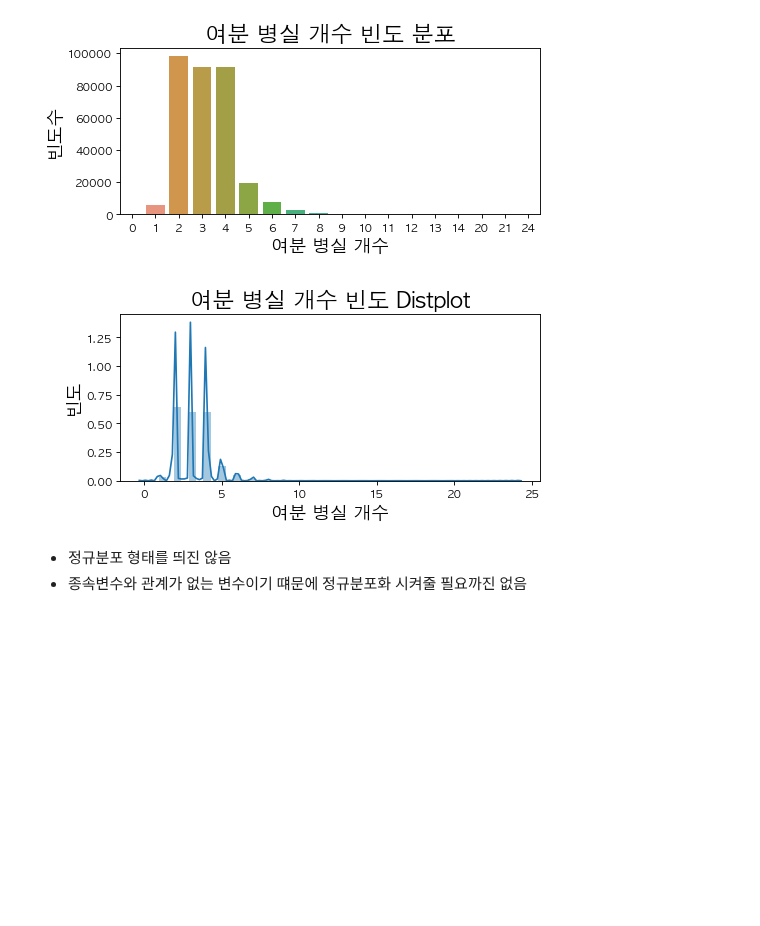
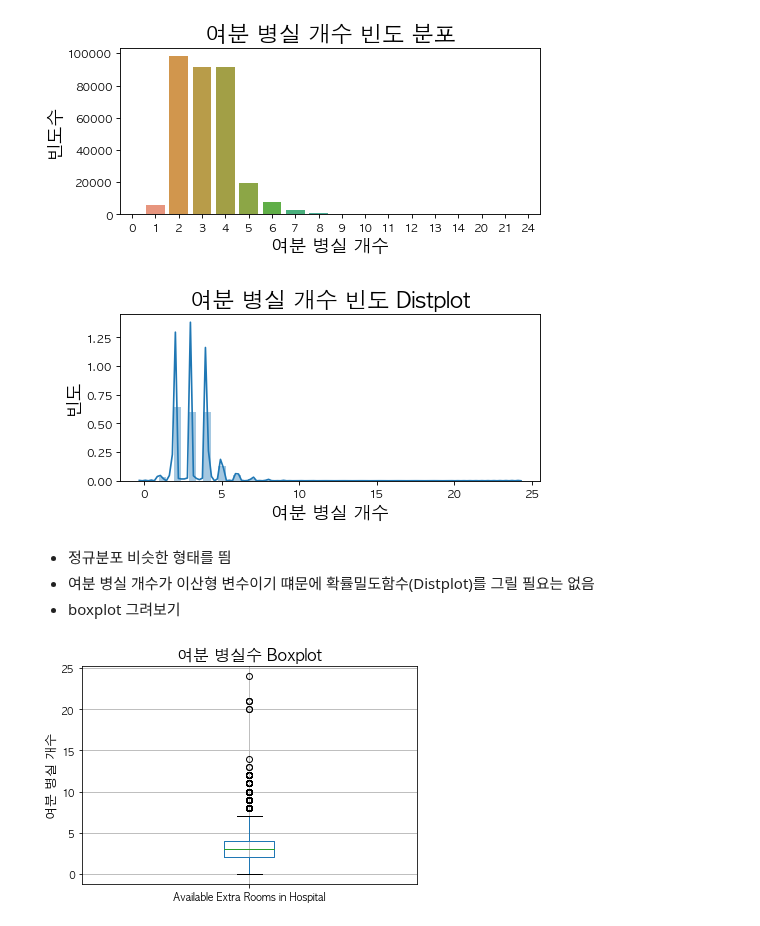
Before and after one commit to young-hun-jo/DataAnalysis, a Jupyter notebook: healthcare_los/prediction_modeling.ipynb, the cells around one changed output. Cells and saved outputs as stored; diff of their text form; code cells hidden in the pictures; blank space fills up the shorter version.

```diff
--- a/healthcare_los/prediction_modeling.ipynb
+++ b/healthcare_los/prediction_modeling.ipynb
@@ -144,6 +148,3 @@ axes[1].set_ylabel("빈도", fontsize=16)
 plt.show()
 # %% [output]
 [figure]
-# %% [markdown]
-- 정규분포 형태를 띄진 않음
-- 종속변수와 관계가 없는 변수이기 떄문에 정규분포화 시켜줄 필요까진 없음
@@ -152,0 +151,11 @@ num_df['Available Extra Rooms in Hospital'].plot.bar()
+# %% [markdown]
+- 정규분포 비슷한 형태를 띔
+- 여분 병실 개수가 이산형 변수이기 떄문에 확률밀도함수(Distplot)를 그릴 필요는 없음
+- boxplot 그려보기
+# %%
+num_df[['Available Extra Rooms in Hospital']].boxplot()
+plt.title("여분 병실수 Boxplot", fontsize=16)
+plt.ylabel("여분 병실 개수", fontsize=13)
+plt.show()
+# %% [output]
+[figure, added]
```
Also changed, not shown: parts of 25 cells of this notebook.
